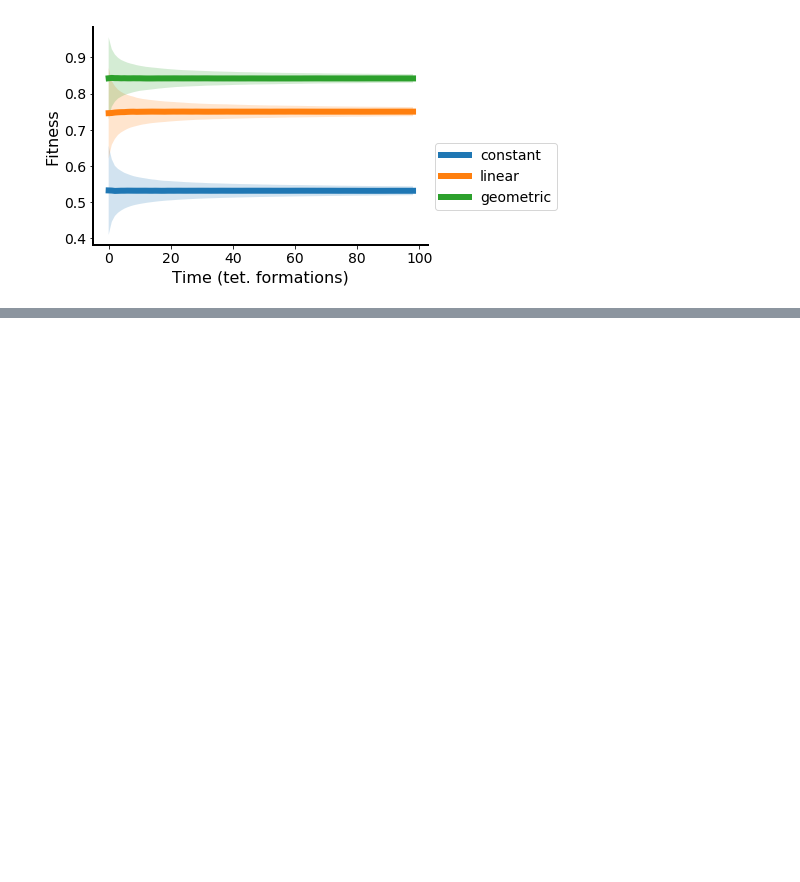
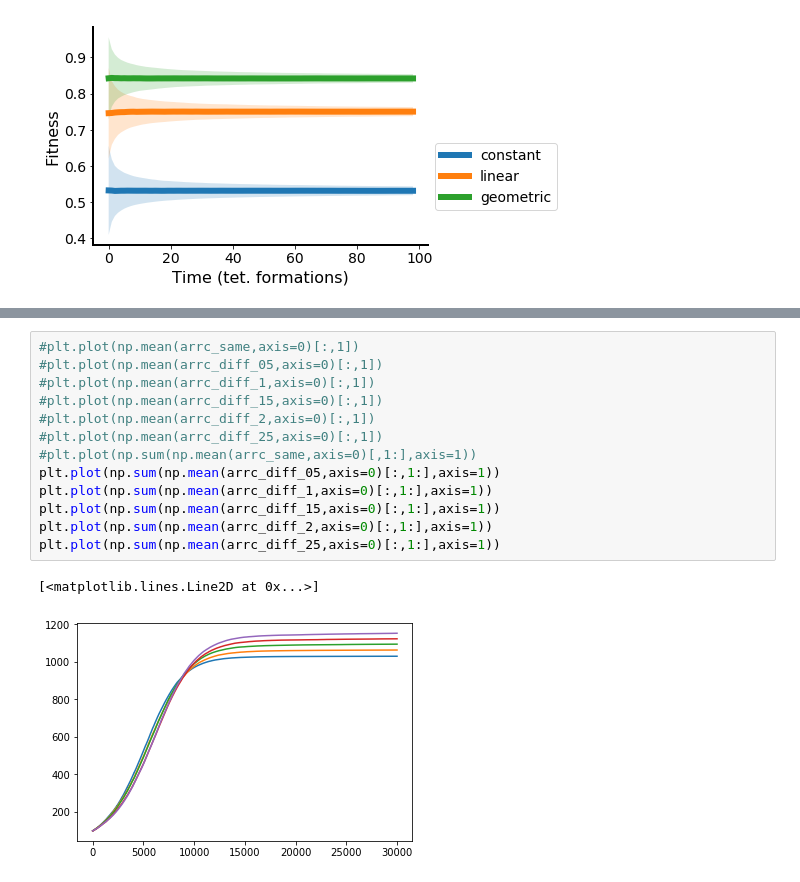
Before and after one commit to nkrishnan94/leukemia_p53, a Jupyter notebook: p53 tetramer.ipynb, the cells around one changed output, grey strips where cells are left out. Drawn from its saved outputs; the diff is of its cells as text; blank space fills up the shorter version.

```diff
--- a/p53 tetramer.ipynb
+++ b/p53 tetramer.ipynb
@@ -546,0 +616,16 @@ array([  50., 1050., 1050., 1050., 1050.])
+# %%
+#plt.plot(np.mean(arrc_same,axis=0)[:,1])
+#plt.plot(np.mean(arrc_diff_05,axis=0)[:,1])
+#plt.plot(np.mean(arrc_diff_1,axis=0)[:,1])
+#plt.plot(np.mean(arrc_diff_15,axis=0)[:,1])
+#plt.plot(np.mean(arrc_diff_2,axis=0)[:,1])
+#plt.plot(np.mean(arrc_diff_25,axis=0)[:,1])
+#plt.plot(np.sum(np.mean(arrc_same,axis=0)[,1:],axis=1))
+plt.plot(np.sum(np.mean(arrc_diff_05,axis=0)[:,1:],axis=1))
+plt.plot(np.sum(np.mean(arrc_diff_1,axis=0)[:,1:],axis=1))
+plt.plot(np.sum(np.mean(arrc_diff_15,axis=0)[:,1:],axis=1))
+plt.plot(np.sum(np.mean(arrc_diff_2,axis=0)[:,1:],axis=1))
+plt.plot(np.sum(np.mean(arrc_diff_25,axis=0)[:,1:],axis=1))
+# %% [output]
+[<matplotlib.lines.Line2D at 0x...>]
+[figure, added]
```
Also changed, not shown: parts of 71 cells of this notebook.
